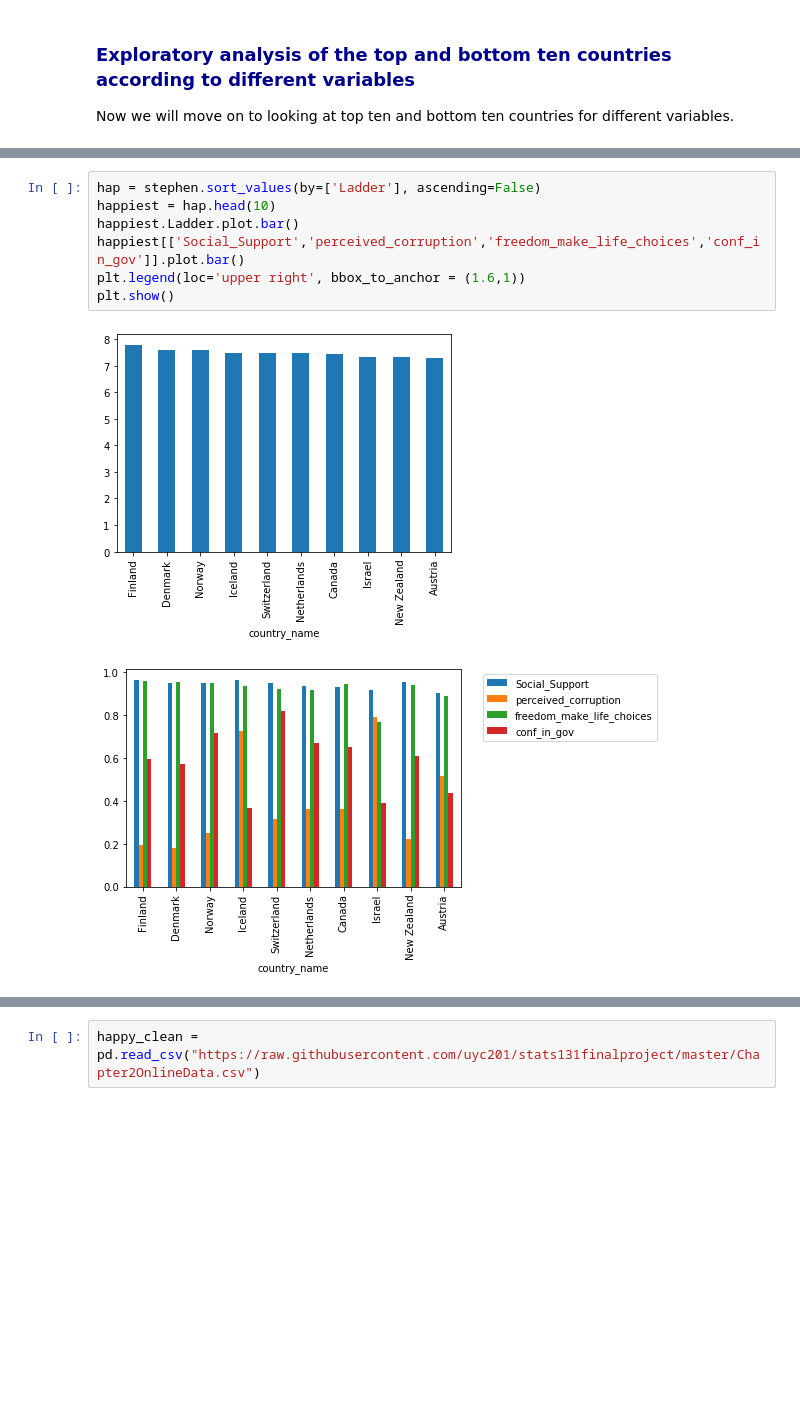
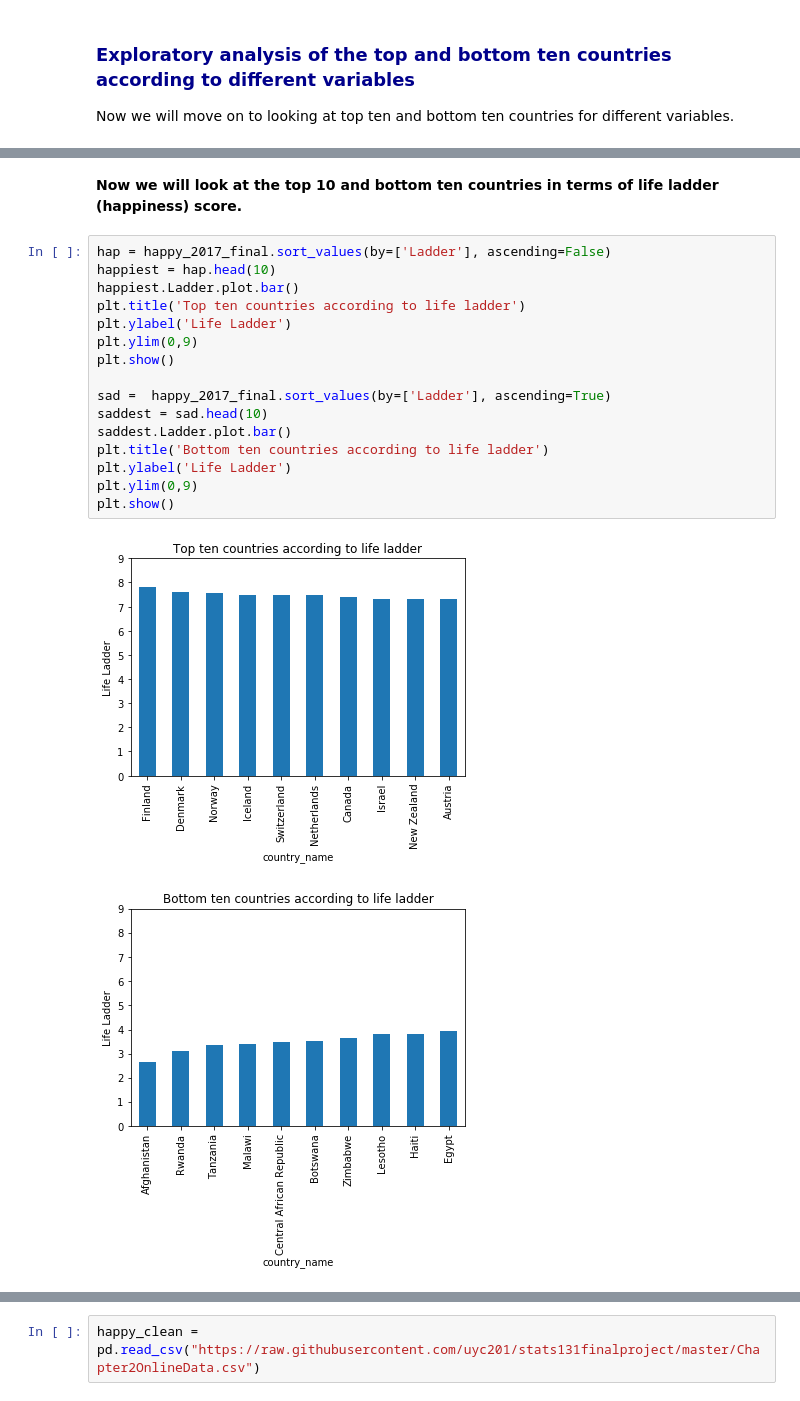
Before and after one commit to uyc201/stats131finalproject, a Jupyter notebook: Stats 131 Final Project Combined Version.ipynb, the cells around one changed output, grey strips where cells are left out. Saved outputs shown, nothing was run; the diff lists cells and outputs as text; blank space fills up the shorter version.

```diff
--- a/Stats 131 Final Project Combined Version.ipynb
+++ b/Stats 131 Final Project Combined Version.ipynb
@@ -599,10 +480,21 @@ The first graph shows the countries life ladder scores. The second graph shows t
-# %%
-hap = stephen.sort_values(by=['Ladder'], ascending=False)
-happiest = hap.head(10)
-happiest.Ladder.plot.bar()
-happiest[['Social_Support','perceived_corruption','freedom_make_life_choices','conf_in_gov']].plot.bar()
-plt.legend(loc='upper right', bbox_to_anchor = (1.6,1))
-plt.show()
-# %% [output]
-[figure, removed]
-[figure, removed]
+# %% [markdown]
+__Now we will look at the top 10 and bottom ten countries in terms of life ladder (happiness) score.__
+# %%
+hap = happy_2017_final.sort_values(by=['Ladder'], ascending=False)
+happiest = hap.head(10)
+happiest.Ladder.plot.bar()
+plt.title('Top ten countries according to life ladder')
+plt.ylabel('Life Ladder')
+plt.ylim(0,9)
+plt.show()
+
+sad =  happy_2017_final.sort_values(by=['Ladder'], ascending=True)
+saddest = sad.head(10)
+saddest.Ladder.plot.bar()
+plt.title('Bottom ten countries according to life ladder')
+plt.ylabel('Life Ladder')
+plt.ylim(0,9)
+plt.show()
+# %% [output]
+[figure, added]
+[figure, added]
```
Also changed, not shown: parts of 70 cells of this notebook.
